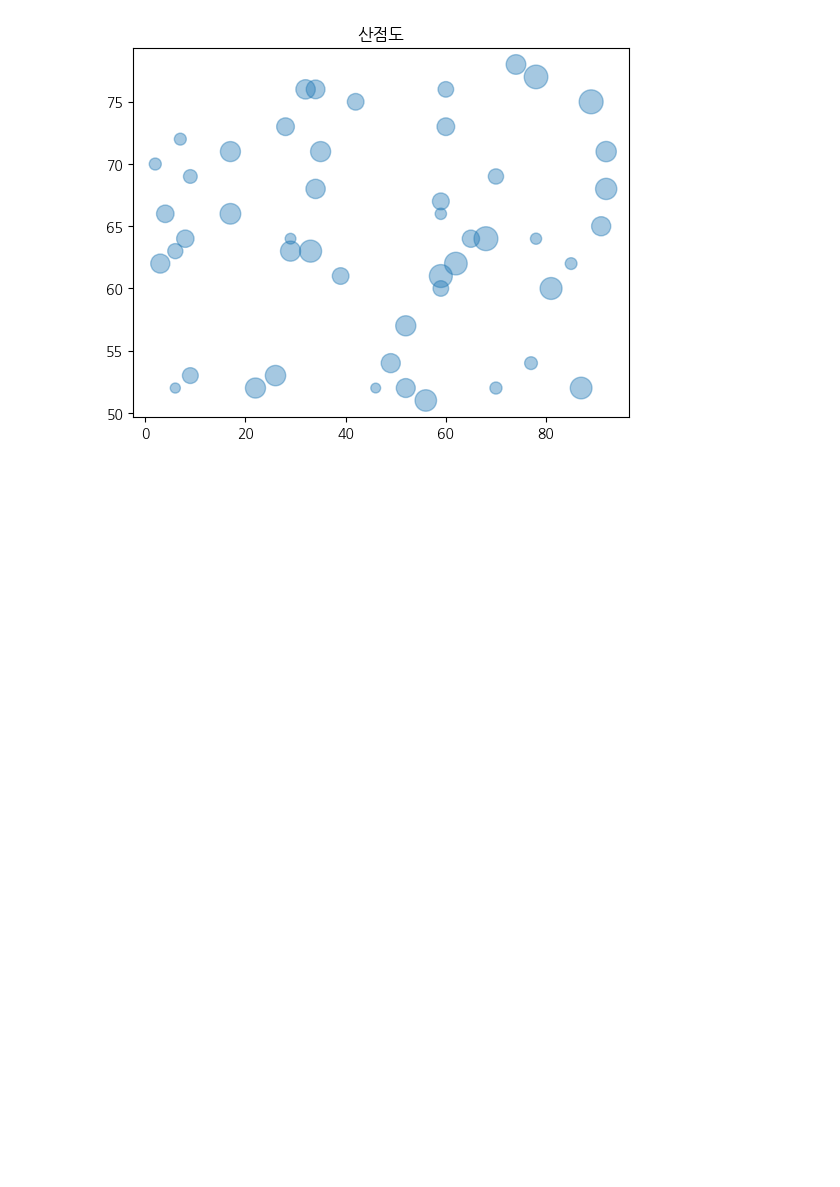
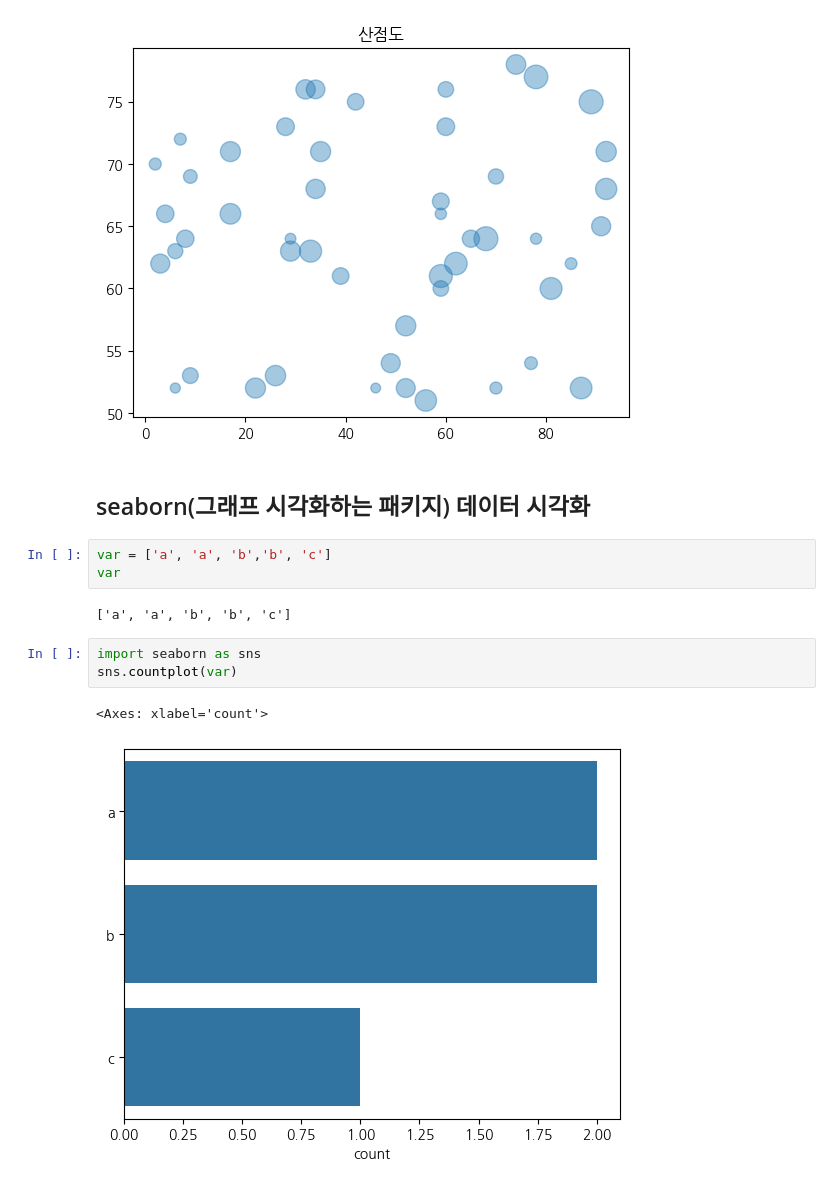
Before and after one commit to kingy0ujin/2024-1-my-BDA, a Jupyter notebook: inclass/01w_0312_tue_bigdata_basic.ipynb, the cells around one changed output. Saved outputs shown, nothing was run; the diff lists cells and outputs as text; blank space fills up the shorter version.

```diff
--- a/inclass/01w_0312_tue_bigdata_basic.ipynb
+++ b/inclass/01w_0312_tue_bigdata_basic.ipynb
@@ -80,3 +80,16 @@ plt.scatter(x,y,s=s, alpha=.4)
 plt.title('산점도');
 # %% [output]
 [figure]
+# %% [markdown]
+## seaborn(그래프 시각화하는 패키지) 데이터 시각화
+# %%
+var = ['a', 'a', 'b','b', 'c']
+var
+# %% [output]
+['a', 'a', 'b', 'b', 'c']
+# %%
+import seaborn as sns
+sns.countplot(var)
+# %% [output]
+<Axes: xlabel='count'>
+[figure, added]
```
Also changed, not shown: parts of 4 cells of this notebook.
